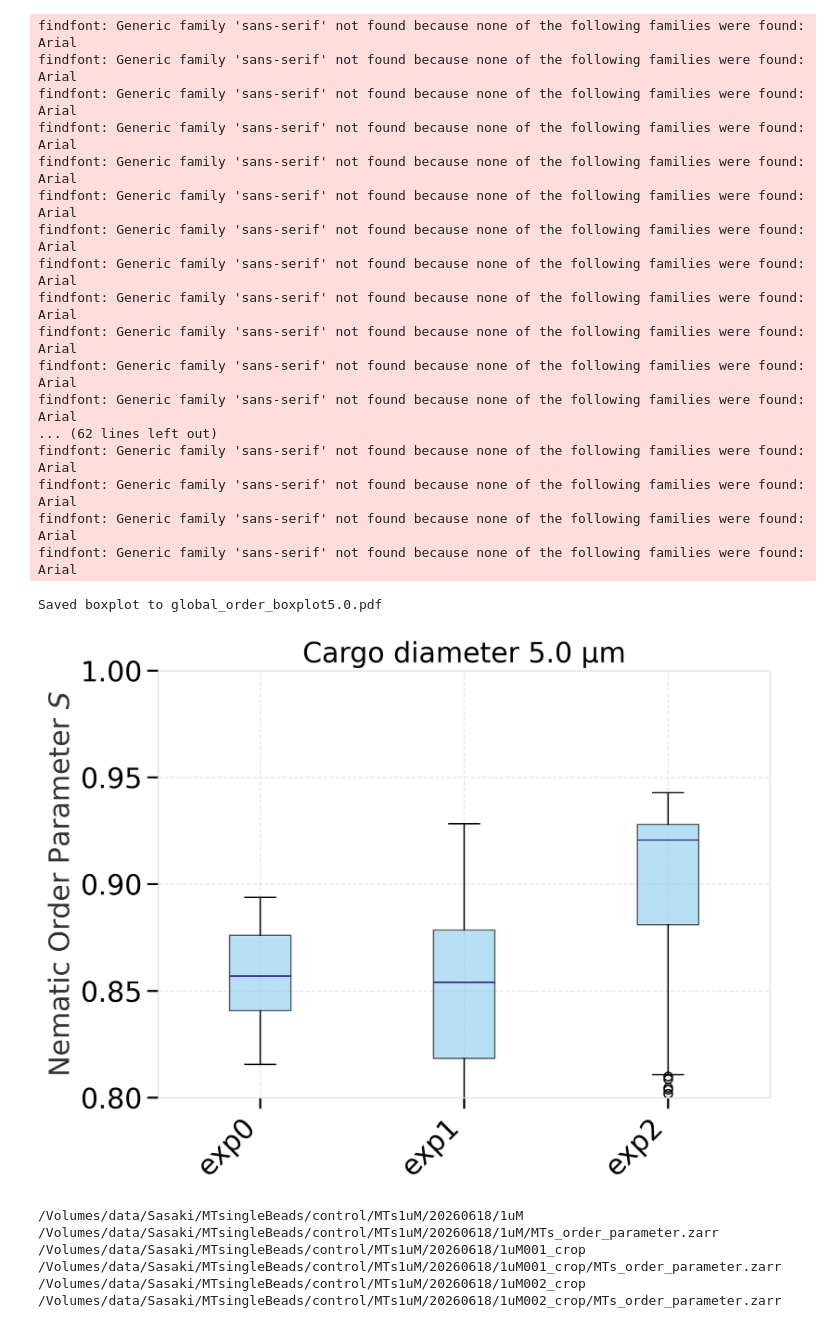
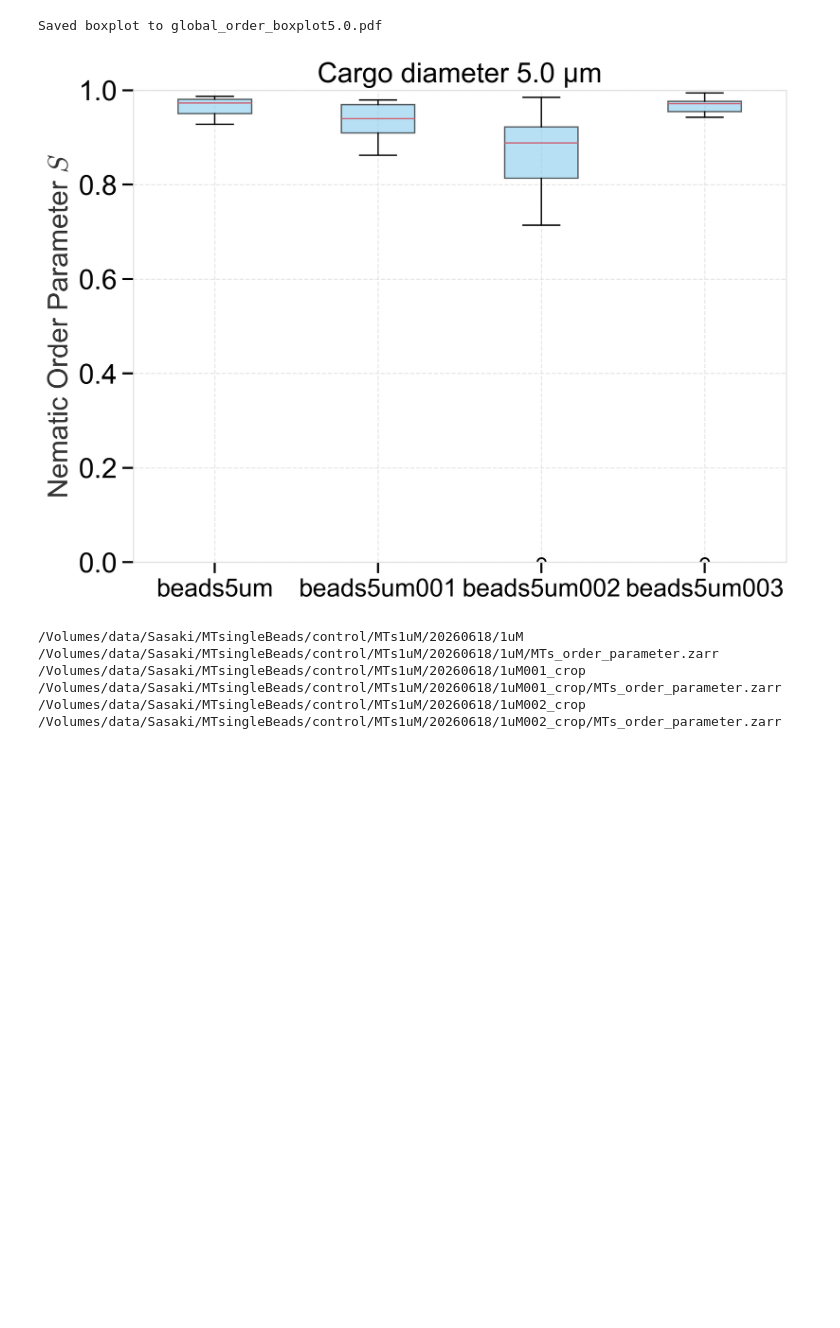
Before and after one commit to wppppupr/MTCargo_analysis, a Jupyter notebook: notebooks/global_order.ipynb, the cells around one changed output. Cells and saved outputs as stored; diff of their text form; code cells hidden in the pictures; blank space fills up the shorter version.

```diff
--- a/notebooks/global_order.ipynb
+++ b/notebooks/global_order.ipynb
@@ -16,7 +16,7 @@ plt.style.use('../libs/my_style.mplstyle')
 cargo_diameter = 5.00
 
 mypass = Path('/mnt/NAS-Ebanaru/sasaki/MTSingleBeads')
-#mypass = Path('/Volumes/data/Sasaki/MTsingleBeads')
+mypass = Path('/Volumes/data/Sasaki/MTsingleBeads')
 subdir = "beads5um"
 output = f'global_order_boxplot{cargo_diameter}.pdf'
 
@@ -29,7 +29,8 @@ i = 0
 
 # データの読み込み
 for exp_subpath in sorted(glob.glob(str(input_dir/ "*" / "*"))):
-    target_path = Path(exp_subpath) / "MTs_order_parameter.zarr"
+    exp_subpath = Path(exp_subpath)
+    target_path =  exp_subpath / "MTs_order_parameter.zarr"
 
     if target_path.exists():
         try:
@@ -42,7 +43,7 @@ for exp_subpath in sorted(glob.glob(str(input_dir/ "*" / "*"))):
             op_data.append(op)
 
             # ラベルに実験のサブパスを使用
-            labels.append(f'exp{i}')
+            labels.append(exp_subpath.name)
 
             num = len(op)
             op_mean = np.mean(op) if num > 0 else np.nan
@@ -66,48 +69,31 @@ exp2: Mean = 0.9014, SEM = 0.0023, N = 269
 # %%
 # 箱ひげ図の作成
 if op_data:
     fig, ax = plt.subplots()
 
     # ボックスプロットを描画
     bp = ax.boxplot(op_data, labels=labels, patch_artist=True)
 
     # 見やすくするために色を付ける（オプション）
     for box in bp['boxes']:
         box.set(facecolor='#88CCEE', alpha=0.6)
 
     #bp['boxes'][4].set(facecolor='#FF6666', alpha=0.6)
 
     ax.set_ylabel("Nematic Order Parameter $S$")
     ax.set_title(f"Cargo diameter {cargo_diameter} \u03bcm")
-    ax.set_ylim(0.8, 1.0)
-    plt.xticks(rotation=45, ha='right')
+    ax.set_ylim(0.0, 1.0)
+    plt.xticks(rotation=0, ha='center', fontsize=18)
     plt.tight_layout()
 
     # 画像の保存
     plt.savefig(mypass/"figure"/output, dpi=300)
     print(f"Saved boxplot to {output}")
 else:
     print("No valid data available to plot.")
 # %% [output]
-findfont: Generic family 'sans-serif' not found because none of the following families were found: Arial
-findfont: Generic family 'sans-serif' not found because none of the following families were found: Arial
-findfont: Generic family 'sans-serif' not found because none of the following families were found: Arial
-findfont: Generic family 'sans-serif' not found because none of the following families were found: Arial
-findfont: Generic family 'sans-serif' not found because none of the following families were found: Arial
-findfont: Generic family 'sans-serif' not found because none of the following families were found: Arial
-findfont: Generic family 'sans-serif' not found because none of the following families were found: Arial
-findfont: Generic family 'sans-serif' not found because none of the following families were found: Arial
-findfont: Generic family 'sans-serif' not found because none of the following families were found: Arial
-findfont: Generic family 'sans-serif' not found because none of the following families were found: Arial
-findfont: Generic family 'sans-serif' not found because none of the following families were found: Arial
-findfont: Generic family 'sans-serif' not found because none of the following families were found: Arial
-... (62 lines left out)
-findfont: Generic family 'sans-serif' not found because none of the following families were found: Arial
-findfont: Generic family 'sans-serif' not found because none of the following families were found: Arial
-findfont: Generic family 'sans-serif' not found because none of the following families were found: Arial
-findfont: Generic family 'sans-serif' not found because none of the following families were found: Arial
+Saved boxplot to global_order_boxplot5.0.pdf
-Saved boxplot to global_order_boxplot5.0.pdf
-[figure, old version]
+[figure, new version]
 # %%
 import numpy as np
 import matplotlib.pyplot as plt
```
Also changed, not shown: parts of 1 cell of this notebook, 5 other files.
